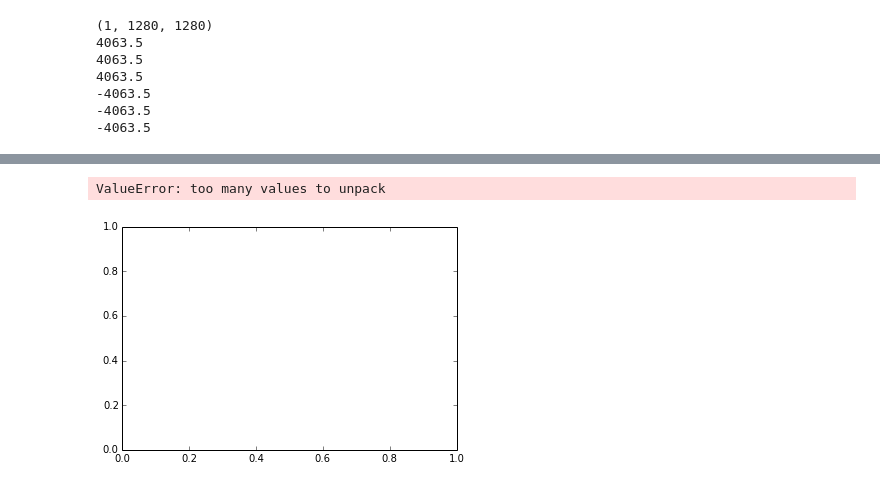
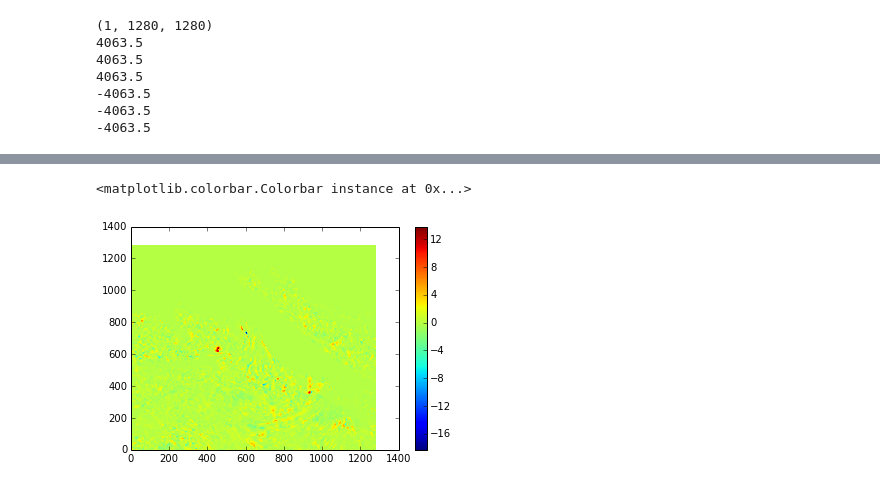
Before and after one commit to scollis/gini_tools, a Jupyter notebook: notebooks/Cloud motions.ipynb, the cells around one changed output, grey strips where cells are left out. Saved outputs shown, nothing was run; the diff lists cells and outputs as text; code cells hidden in the pictures.

Commit message:
More stuff added to flow

```diff
--- a/notebooks/Cloud motions.ipynb
+++ b/notebooks/Cloud motions.ipynb
@@ -193,6 +222,34 @@ def get_optic_flow(im0, im1, winSize = (5,5)):
 
 
     return velx_np, vely_np
+# %%
+def doflow_lk(first_frame_grid, second_frame_grid, winSize = (5,5), filter_len = 10, sig_min = 150 ):
+    im0 = copy.deepcopy(first_frame_grid.fields['IR_filt']['data'])
+    im0[np.where(im0 < sig_min)] = sig_min
+    im1 = copy.deepcopy(second_frame_grid.fields['IR_filt']['data'])
+    im1[np.where(im1 < sig_min)] = sig_min
+    sim0 = (im0 - im0.min())*(im0.max()/(im0.max()-im0.min()))
+    sim1 = (im1 - im1.min())*(im1.max()/(im1.max()-im1.min()))
+
+    u, v = get_optic_flow(sim0[0],
+                          sim1[0],
+                          winSize = winSize)
+    t1 = netCDF4.num2date(second_frame_grid.axes['time']['data'][0], units = second_frame_grid.axes['time']['units'])
+    t0 = netCDF4.num2date(first_frame_grid.axes['time']['data'][0], units = first_frame_grid.axes['time']['units'])
+    dt = (t1-t0).seconds
+    dx = np.expand_dims(np.gradient(second_frame_grid.fields['x']['data'])[1], 0)
+    dy = np.expand_dims(np.gradient(second_frame_grid.fields['y']['data'])[0], 0)
+    u_fld = {'data' : dt * ndimage.median_filter(u.reshape([1,u.shape[0], u.shape[1]]),filter_len)/dx,
+                                        'units' :'pixels',
+                                        'standard_name' : 'disp',
+                                        'long name' : 'todo'}
+
+    v_fld = {'data' : dt * ndimage.median_filter( v.reshape([1,u.shape[0], u.shape[1]]),filter_len)/dy,
+                                        'units' :'pixels',
+                                        'standard_name' : 'disp',
+                                        'long name' : 'todo'}
+
+    return u_fld, v_fld
 # %%
 first_frame_dap = netCDF4.Dataset(fetch_gini(hind_time_step = 1))
 first_frame_grid = gini_grid(first_frame_dap)
@@ -213,3 +270,7 @@ level =200
 img[np.where(img > img.max()-level)] = ndimage.median_filter(img, 2)[np.where(img > img.max()-level)]
 new_ir['data'][0, :] = img
 second_frame_grid.fields.update({'IR_filt' : new_ir})
+# %%
+umot, vmot = doflow_lk(first_frame_grid, second_frame_grid, winSize = (5,5), filter_len = 10)
+# %%
+second_frame_grid.fields.update({'u' : umot, 'v' : vmot})
@@ -234,7 +305,3 @@ plot_gini_grid(second_frame_grid, box = [-90, -85, 40, 45], resolution = 'h', fl
-# %%
-u, v = get_optic_flow(first_frame_grid.fields['IR_filt']['data'][0],
-                      second_frame_grid.fields['IR_filt']['data'][0],
-                      winSize = (9,9))
 # %%
 t1 = netCDF4.num2date(second_frame_grid.axes['time']['data'][0], units = second_frame_grid.axes['time']['units'])
 t0 = netCDF4.num2date(first_frame_grid.axes['time']['data'][0], units = first_frame_grid.axes['time']['units'])
@@ -278,6 +337,6 @@ plot_gini_grid_vectors(second_frame_grid, box = [-100, -75, 30, 45], resolution
 # %%
-plt.pcolormesh(second_frame_grid.fields['u']['data'])
+plt.pcolormesh(second_frame_grid.fields['u']['data'][0])
 plt.colorbar()
 # %% [output]
-ValueError: too many values to unpack
+<matplotlib.colorbar.Colorbar instance at 0x...>
-[figure, old version]
+[figure, new version]
```
Also changed, not shown: parts of 9 cells of this notebook.
